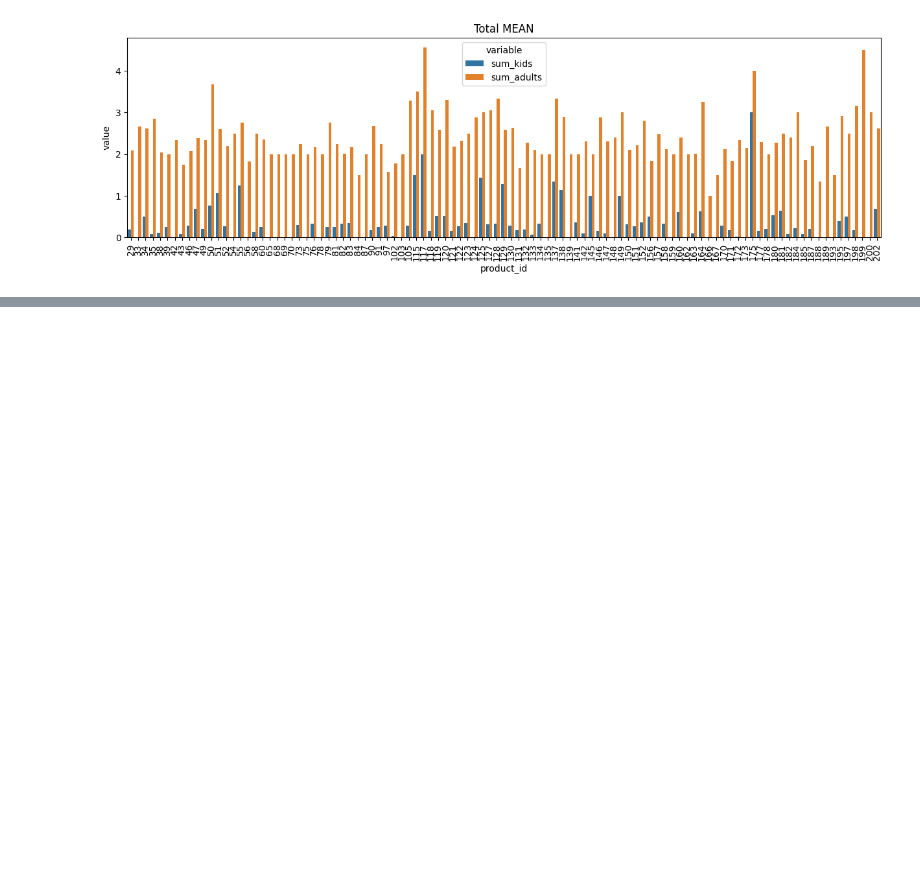
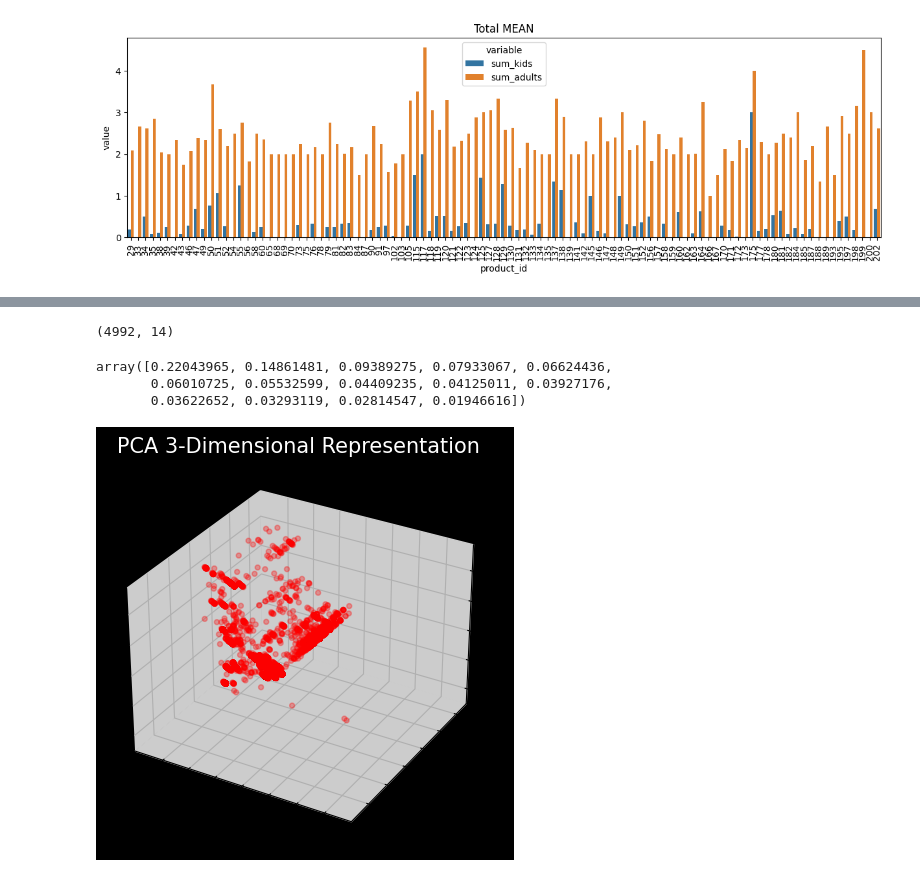
Before and after one commit to RooTBeaM/recommandation_system, a Jupyter notebook: new_EDA.ipynb, the cells around one changed output, grey strips where cells are left out. Saved outputs shown, nothing was run; the diff lists cells and outputs as text; code cells hidden in the pictures; blank space fills up the shorter version.

```diff
--- a/new_EDA.ipynb
+++ b/new_EDA.ipynb
@@ -154,0 +157,4 @@ plt.show()
+# %%
+db_connection_str = f"mysql+pymysql://{config_ai['user']}:{config_ai['password']}@{config_ai['host']}:{config_ai['port']}/{config_ai['database']}"
+engine = create_engine(db_connection_str)
+df_vector_users = pd.read_sql(f'SELECT * FROM daytriptour_ai.vector_user', con=engine)
@@ -154,0 +181,29 @@ plt.show()
+# %%
+pca = PCA(n_components=0.95)
+sds = StandardScaler()
+X_sds = sds.fit_transform(df_vector_users.iloc[:,1:])
+X_pca = pca.fit_transform(X_sds)
+X_pca.shape
+# %% [output]
+(4992, 14)
+# %%
+pca.explained_variance_ratio_
+# %% [output]
+array([0.22043965, 0.14861481, 0.09389275, 0.07933067, 0.06624436,
+       0.06010725, 0.05532599, 0.04409235, 0.04125011, 0.03927176,
+       0.03622652, 0.03293119, 0.02814547, 0.01946616])
+# %%
+fig = plt.figure(figsize=(5,5))
+ax = fig.add_subplot(111, projection='3d')
+
+ax.scatter(X_pca[:,0], X_pca[:,1], X_pca[:,2], c= 'r', s=50, marker='.', alpha=0.3)
+ax.xaxis.set_pane_color((0.8, 0.8, 0.8, 1.0))
+ax.yaxis.set_pane_color((0.8, 0.8, 0.8, 1.0))
+ax.zaxis.set_pane_color((0.8, 0.8, 0.8, 1.0))
+fig.set_facecolor('black')
+ax.set_facecolor('black')
+ax.grid(True)
+ax.axes.set_title('PCA 3-Dimensional Representation', fontsize=15, c='w')
+plt.show()
+# %% [output]
+[figure, added]
```
Also changed, not shown: parts of 7 cells of this notebook, 2 other files.
